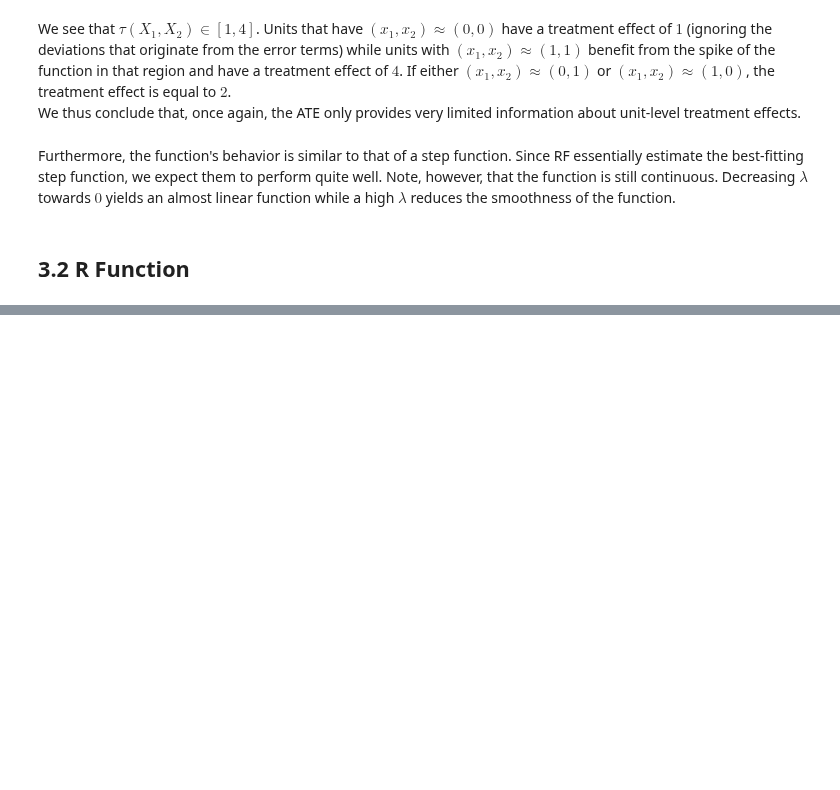
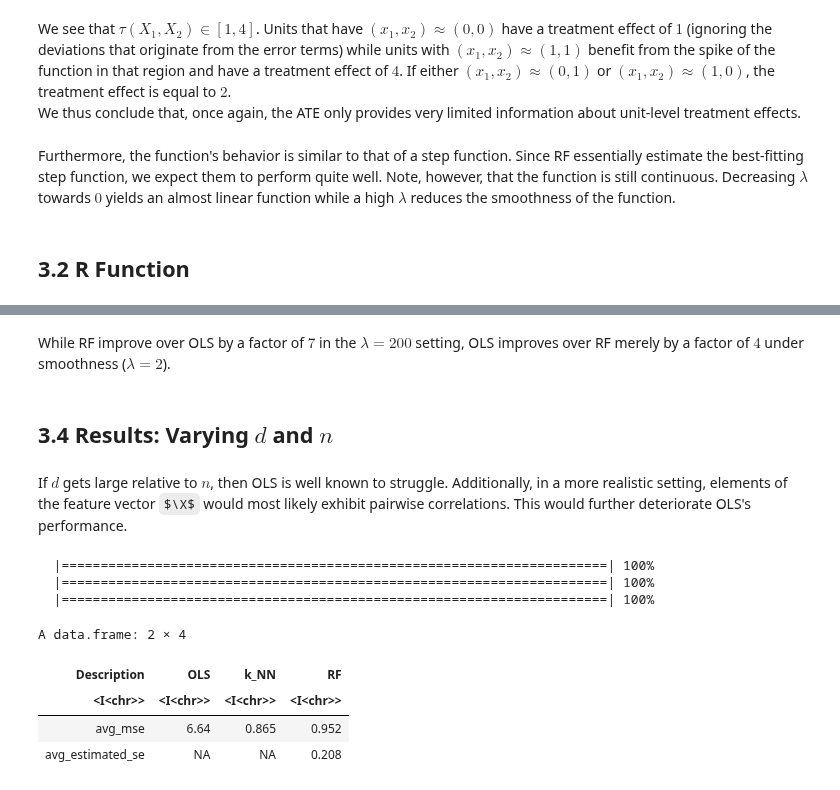
Before and after one commit to timmens/student-project-timmens, a Jupyter notebook: Simulation_Study/simulation_study.ipynb, the cells around one changed output, grey strips where cells are left out. Cells and saved outputs as stored; diff of their text form; code cells hidden in the pictures; some formulas as TeX source; blank space fills up the shorter version.

```diff
--- a/Simulation_Study/simulation_study.ipynb
+++ b/Simulation_Study/simulation_study.ipynb
@@ -870,0 +909,18 @@ A data.frame: 1 × 4
+# %% [markdown]
+While RF improve over OLS by a factor of $7$ in the $\lambda  = 200$ setting, OLS improves over RF merely by a factor of $4$ under smoothness ($\lambda = 2$).
+# %% [markdown]
+## 3.4 Results: Varying $d$ and $n$
+# %% [markdown]
+If $d$ gets large relative to $n$, then OLS is well known to struggle. Additionally, in a more realistic setting, elements of the feature vector $\X$ would most likely exhibit pairwise correlations. This would further deteriorate OLS's performance.
+# %%
+set.seed(12)
+create_output_table_JASA(n = 250, N = 100, d = 100, num_trees = 1000, kC = 20, lambda=20, C_knn_se5 = TRUE)
+# %% [output]
+  |======================================================================| 100%
+  |======================================================================| 100%
+  |======================================================================| 100%
+A data.frame: 2 × 4
+| Description | OLS | k_NN | RF |
+| <I<chr>> | <I<chr>> | <I<chr>> | <I<chr>> |
+| avg_mse | 6.64 | 0.865 | 0.952 |
+| avg_estimated_se | NA | NA | 0.208 |
```
Also changed, not shown: parts of 13 cells of this notebook, 1 other file.
